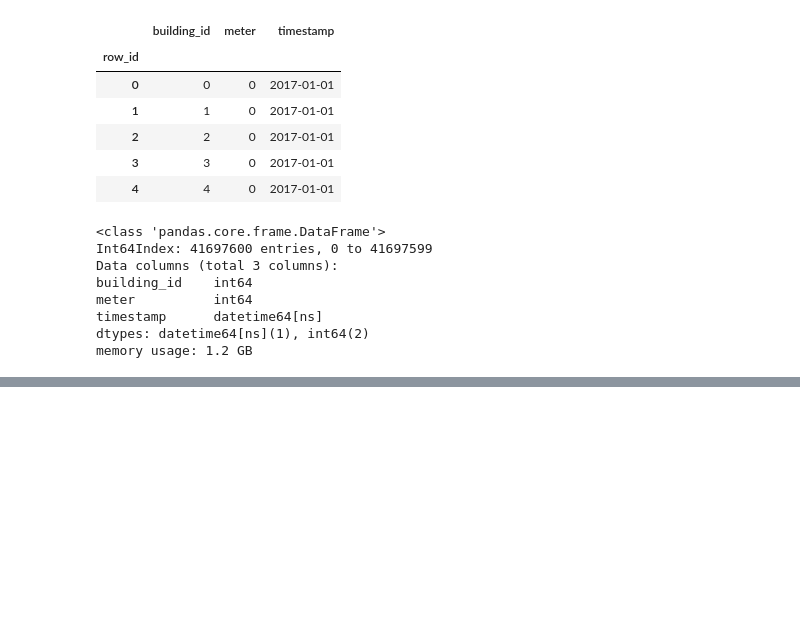
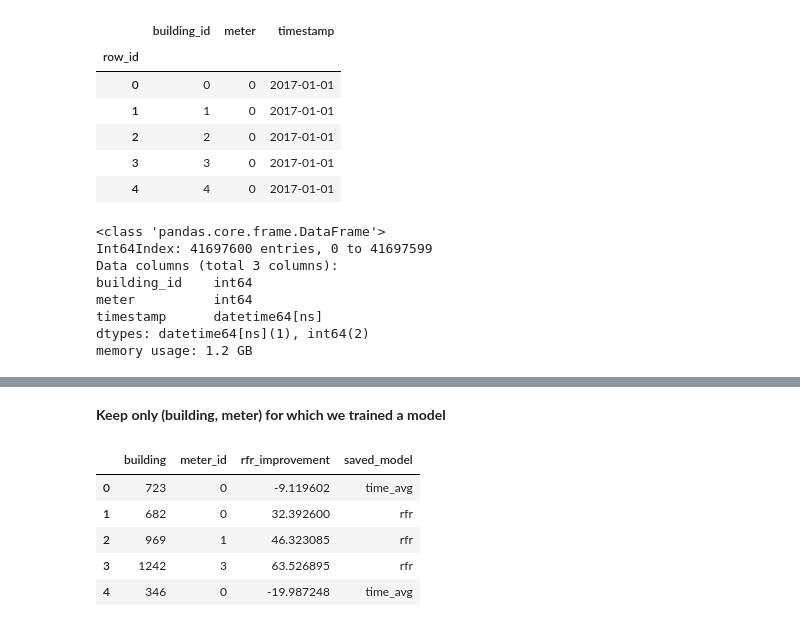
Before and after one commit to edouardArgenson/ASHRAE_great_energy_predictor, a Jupyter notebook: notebooks/predictions_pipeline.ipynb, the cells around one changed output, grey strips where cells are left out. Drawn from its saved outputs; the diff is of its cells as text; code cells hidden in the pictures; blank space fills up the shorter version.

```diff
--- a/notebooks/predictions_pipeline.ipynb
+++ b/notebooks/predictions_pipeline.ipynb
@@ -22,7 +23,7 @@ from time import time, localtime, strftime
 
 %matplotlib inline
 # %%
-training_time_id = '20200327_220706'
+training_time_id = '20200328_173456'
 # %%
 test_df = pd.read_csv('../data/raw/csvs/test.csv', parse_dates=['timestamp'])
 test_df.set_index('row_id', inplace=True) # (in two steps to avoid a warning)
@@ -48,8 +49,8 @@ timestamp      datetime64[ns]
 dtypes: datetime64[ns](1), int64(2)
 memory usage: 1.2 GB
 # %%
-# get
+# retrieve training directory path
 
 base_directory_path = '../models/test/'
 timed_base_folder_name = 'trained_models_' + training_time_id
-folder_path = os.path.join(base_directory_path, timed_base_folder_name)
+training_folder_path = path.join(base_directory_path, timed_base_folder_name)
@@ -55,0 +214,2 @@ folder_path = os.path.join(base_directory_path, timed_base_folder_name)
+# %% [markdown]
+<b>Keep only (building, meter) for which we trained a model</b>
@@ -55,0 +221,9 @@ folder_path = os.path.join(base_directory_path, timed_base_folder_name)
+# %%
+training_info.head()
+# %% [output]
+|  | building | meter_id | rfr_improvement | saved_model |
+| 0 | 723 | 0 | -9.119602 | time_avg |
+| 1 | 682 | 0 | 32.392600 | rfr |
+| 2 | 969 | 1 | 46.323085 | rfr |
+| 3 | 1242 | 3 | 63.526895 | rfr |
+| 4 | 346 | 0 | -19.987248 | time_avg |
```
Also changed, not shown: parts of 22 cells of this notebook, 17 other files.
